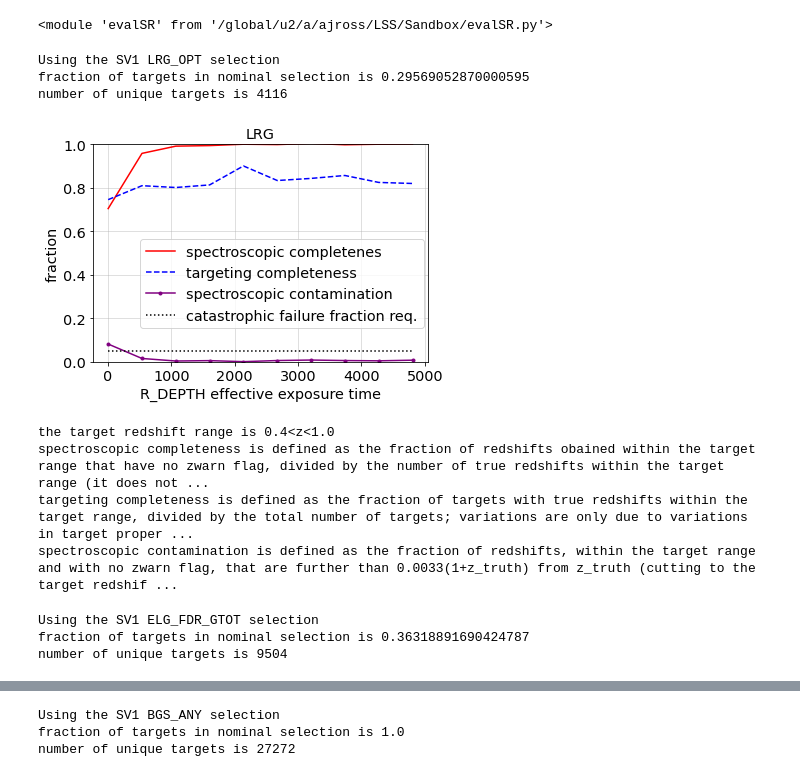
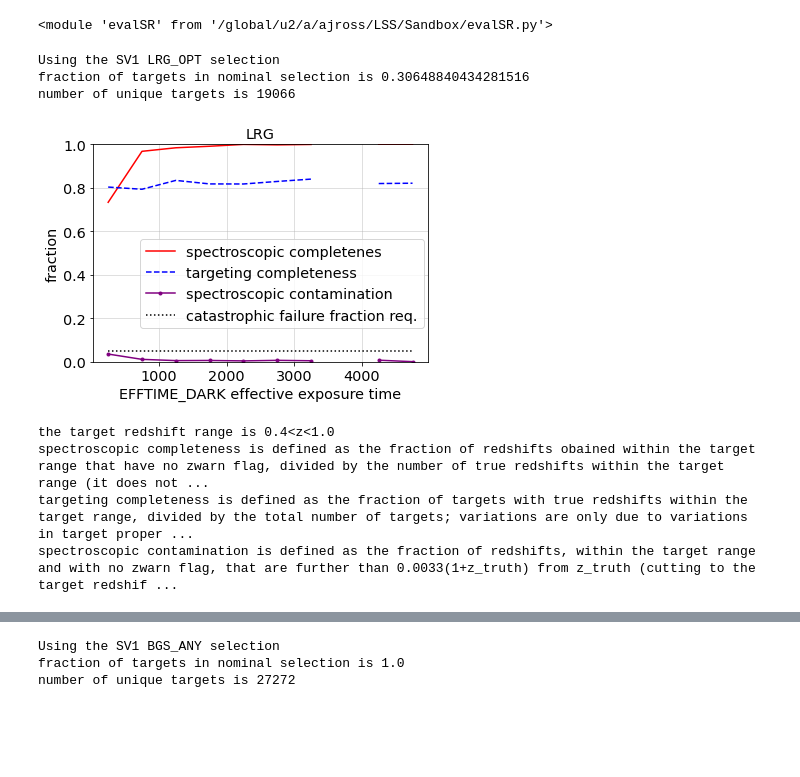
Before and after one commit to desihub/LSS, a Jupyter notebook: Sandbox/use_zcat.ipynb, the cells around one changed output, grey strips where cells are left out. Drawn from its saved outputs; the diff is of its cells as text; code cells hidden in the pictures; blank space fills up the shorter version.

```diff
--- a/Sandbox/use_zcat.ipynb
+++ b/Sandbox/use_zcat.ipynb
@@ -99,23 +83,17 @@ import importlib
 importlib.reload(evalSR)
 # %% [output]
 <module 'evalSR' from '/global/u2/a/ajross/LSS/Sandbox/evalSR.py'>
-# %%
-tf = evalSR.add_truth('LRG')
-# %% [output]
-Using the SV1 LRG_OPT selection
-fraction of targets in nominal selection is 0.29569052870000595
-number of unique targets is 4116
+# %%
+tf = evalSR.add_truth('LRG',release='cascades',version='3',bdir='/global/cfs/cdirs/desi/survey/catalogs/SV1/redshift_comps')
+# %% [output]
+Using the SV1 LRG_OPT selection
+fraction of targets in nominal selection is 0.30648840434281516
+number of unique targets is 19066
 # %%
-evalSR.effvsdepth(tf,'LRG',nbin=10,lplace=(.12,.12))
+evalSR.effvsdepth(tf,'LRG',nbin=10,lplace=(.12,.12),depth='EFFTIME_DARK')
 # %% [output]
-[figure, old version]
+[figure, new version]
 the target redshift range is 0.4<z<1.0
 spectroscopic completeness is defined as the fraction of redshifts obained within the target range that have no zwarn flag, divided by the number of true redshifts within the target range (it does not ...
 targeting completeness is defined as the fraction of targets with true redshifts within the target range, divided by the total number of targets; variations are only due to variations in target proper ...
 spectroscopic contamination is defined as the fraction of redshifts, within the target range and with no zwarn flag, that are further than 0.0033(1+z_truth) from z_truth (cutting to the target redshif ...
-# %%
-tf = evalSR.add_truth('ELG')
-# %% [output]
-Using the SV1 ELG_FDR_GTOT selection
-fraction of targets in nominal selection is 0.36318891690424787
-number of unique targets is 9504
```
Also changed, not shown: parts of 174 cells of this notebook.
